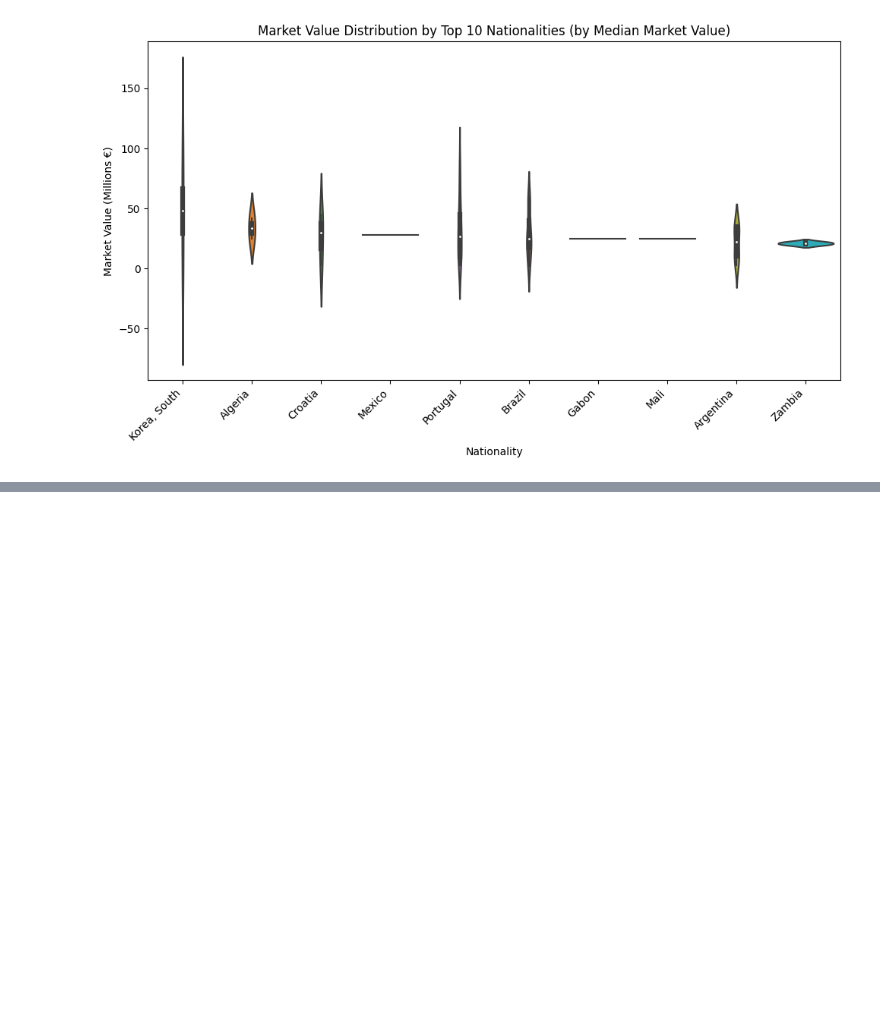
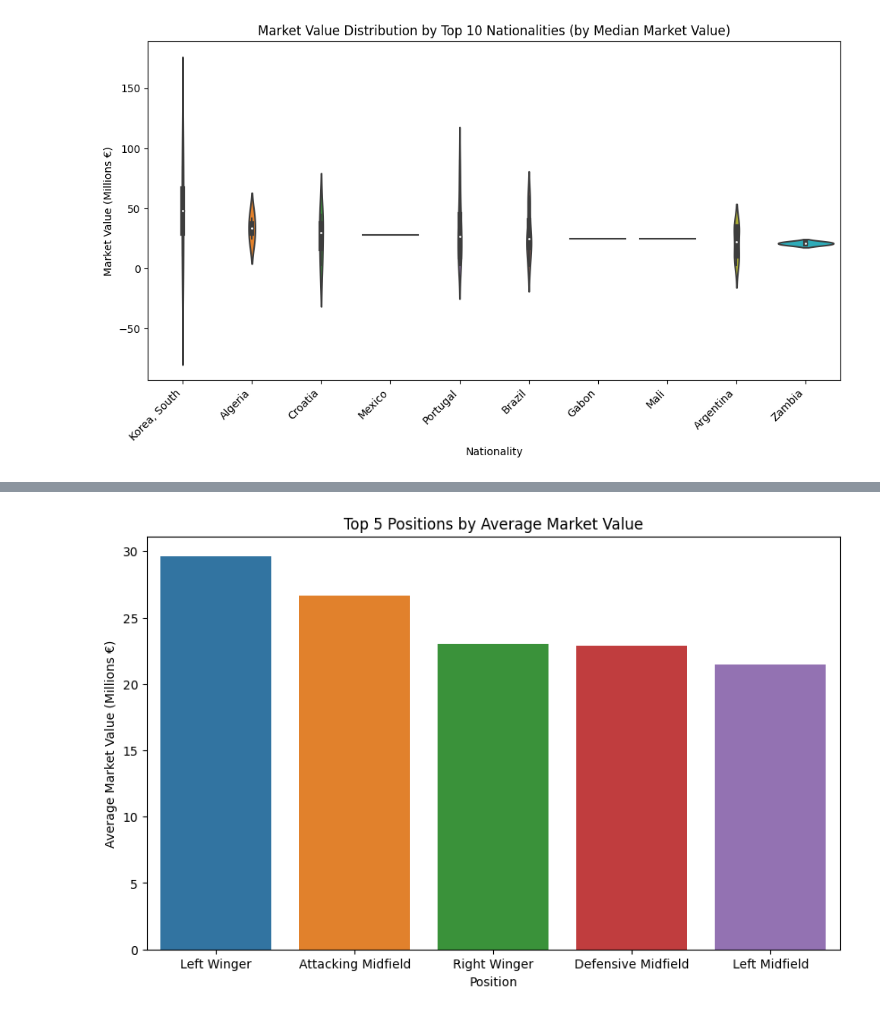
Before and after one commit to N-Garai/Premier-league-players-values-2021, a Jupyter notebook: Players'_value_2021.ipynb, the cells around one changed output, grey strips where cells are left out. Cells and saved outputs as stored; diff of their text form; code cells hidden in the pictures; blank space fills up the shorter version.

```diff
--- a/Players'_value_2021.ipynb
+++ b/Players'_value_2021.ipynb
@@ -392,0 +421,11 @@ plt.show()
+# %%
+# 3. Top 5 Positions by Average Market Value
+avg_market_value_position = df.groupby('Position')['Market value(numerical)'].mean().sort_values(ascending=False).head(5)
+plt.figure(figsize=(10, 6))
+sns.barplot(x=avg_market_value_position.index, y=avg_market_value_position.values)
+plt.title('Top 5 Positions by Average Market Value')
+plt.xlabel('Position')
+plt.ylabel('Average Market Value (Millions €)')
+plt.show()
+# %% [output]
+[figure, added]
```
Also changed, not shown: parts of 3 cells of this notebook.
